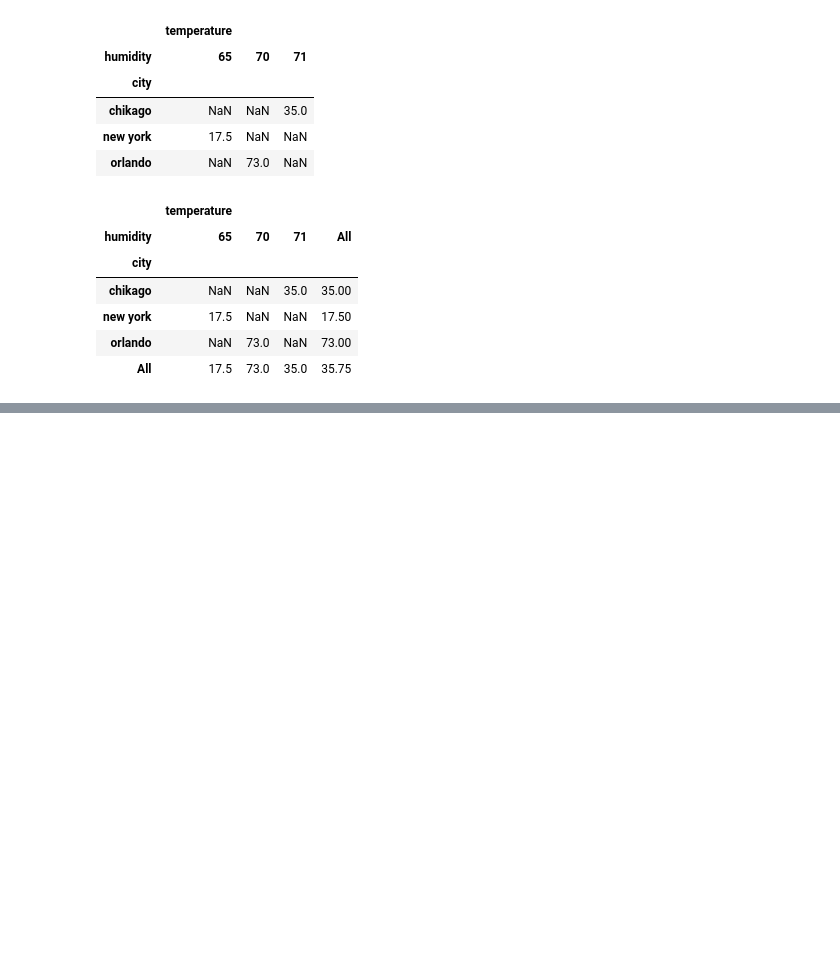
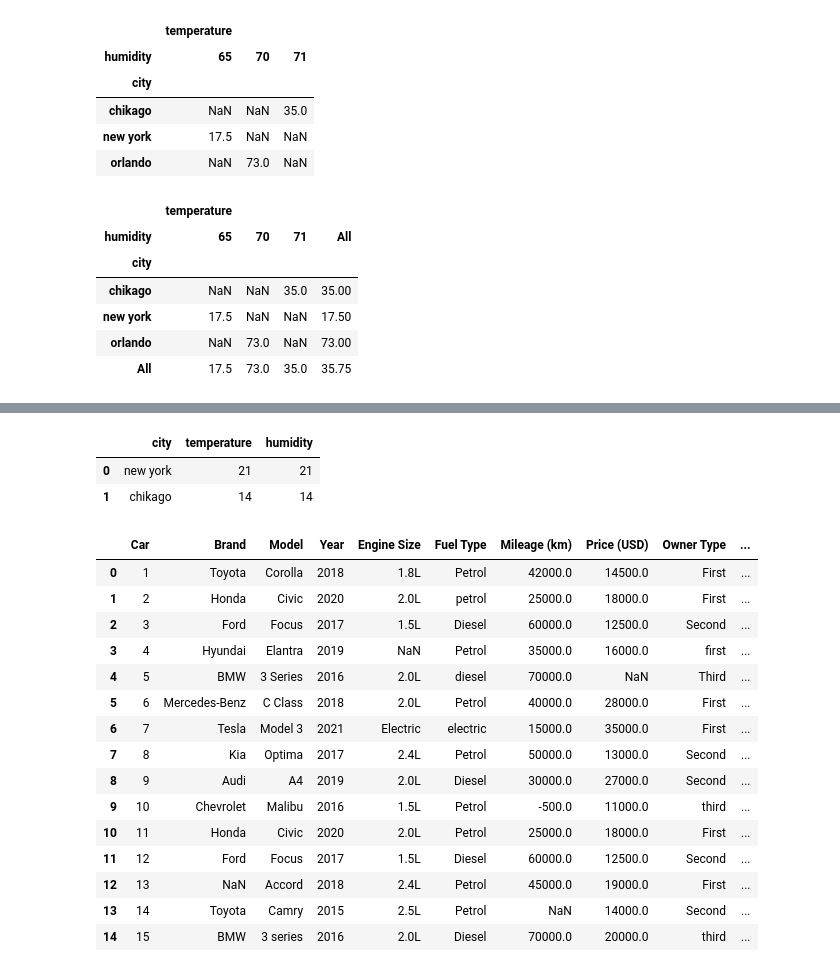
Before and after one commit to Rudrakumar111/AI_ML_Library, a Jupyter notebook: pand.ipynb, the cells around one changed output, grey strips where cells are left out. Saved outputs shown, nothing was run; the diff lists cells and outputs as text; code cells hidden in the pictures; blank space fills up the shorter version.

```diff
--- a/pand.ipynb
+++ b/pand.ipynb
@@ -901,0 +929,6 @@ df1.pivot_table(index="city",columns="humidity",margins=True)
+# %%
+# Read CSV
+df = pd.read_csv('cars_advanced.csv')
+
+# Write CSV
+df.to_csv('output.csv', index=False)
@@ -901,0 +1081,29 @@ df1.pivot_table(index="city",columns="humidity",margins=True)
+# %%
+df['newcol'] = df['Car'] * 2
+# %%
+df
+# %% [output]
+|  | city | temperature | humidity |
+| 0 | new york | 21 | 21 |
+| 1 | chikago | 14 | 14 |
+# %%
+df['category'] = df.apply(lambda x : x['Model'] if (x['Year'] > 2018) & ((x['Year'] % 3) != 0) else None,axis=1)
+# %%
+df
+# %% [output]
+|  | Car | Brand | Model | Year | Engine Size | Fuel Type | Mileage (km) | Price (USD) | Owner Type | ... |
+| 0 | 1 | Toyota | Corolla | 2018 | 1.8L | Petrol | 42000.0 | 14500.0 | First | ... |
+| 1 | 2 | Honda | Civic | 2020 | 2.0L | petrol | 25000.0 | 18000.0 | First | ... |
+| 2 | 3 | Ford | Focus | 2017 | 1.5L | Diesel | 60000.0 | 12500.0 | Second | ... |
+| 3 | 4 | Hyundai | Elantra | 2019 | NaN | Petrol | 35000.0 | 16000.0 | first | ... |
+| 4 | 5 | BMW | 3 Series | 2016 | 2.0L | diesel | 70000.0 | NaN | Third | ... |
+| 5 | 6 | Mercedes-Benz | C Class | 2018 | 2.0L | Petrol | 40000.0 | 28000.0 | First | ... |
+| 6 | 7 | Tesla | Model 3 | 2021 | Electric | electric | 15000.0 | 35000.0 | First | ... |
+| 7 | 8 | Kia | Optima | 2017 | 2.4L | Petrol | 50000.0 | 13000.0 | Second | ... |
+| 8 | 9 | Audi | A4 | 2019 | 2.0L | Diesel | 30000.0 | 27000.0 | Second | ... |
+| 9 | 10 | Chevrolet | Malibu | 2016 | 1.5L | Petrol | -500.0 | 11000.0 | third | ... |
+| 10 | 11 | Honda | Civic | 2020 | 2.0L | Petrol | 25000.0 | 18000.0 | First | ... |
+| 11 | 12 | Ford | Focus | 2017 | 1.5L | Diesel | 60000.0 | 12500.0 | Second | ... |
+| 12 | 13 | NaN | Accord | 2018 | 2.4L | Petrol | 45000.0 | 19000.0 | First | ... |
+| 13 | 14 | Toyota | Camry | 2015 | 2.5L | Petrol | NaN | 14000.0 | Second | ... |
+| 14 | 15 | BMW | 3 series | 2016 | 2.0L | Diesel | 70000.0 | 20000.0 | third | ... |
```
Also changed, not shown: parts of 77 cells of this notebook, 4 other files.
